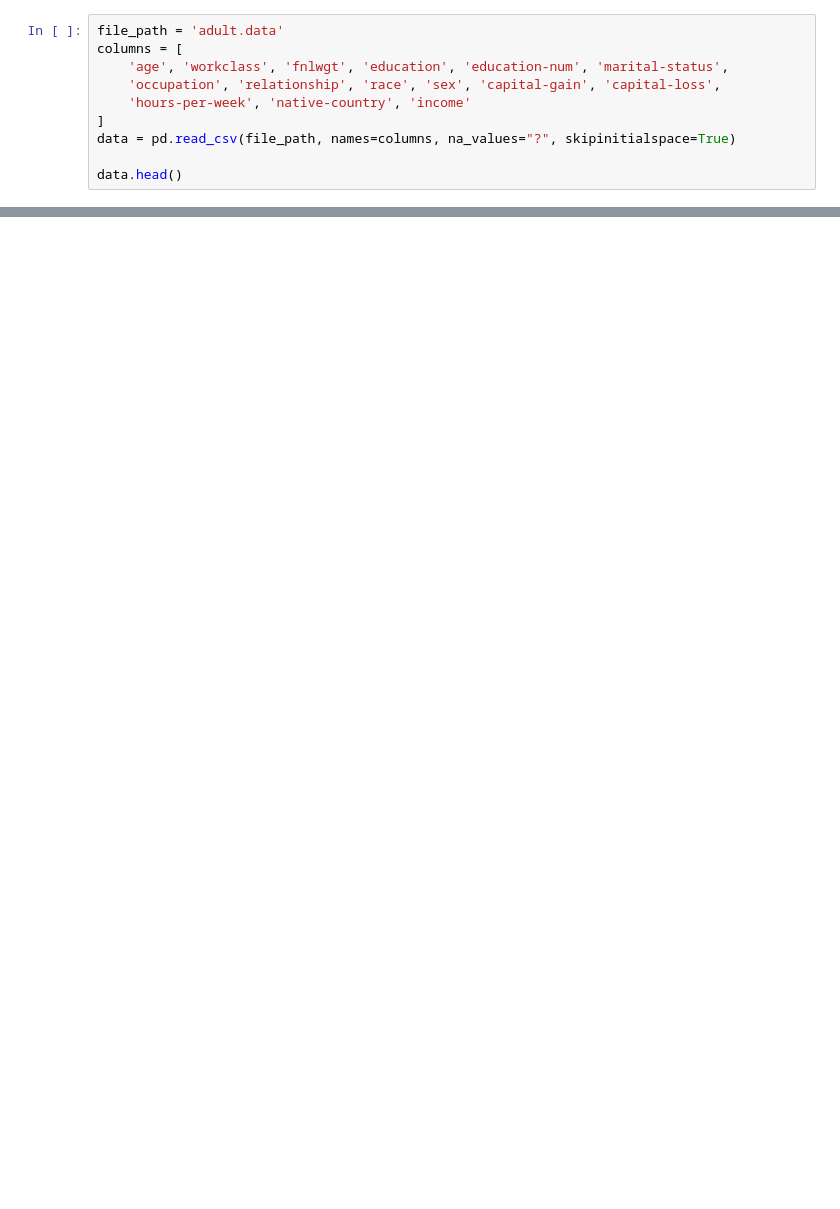
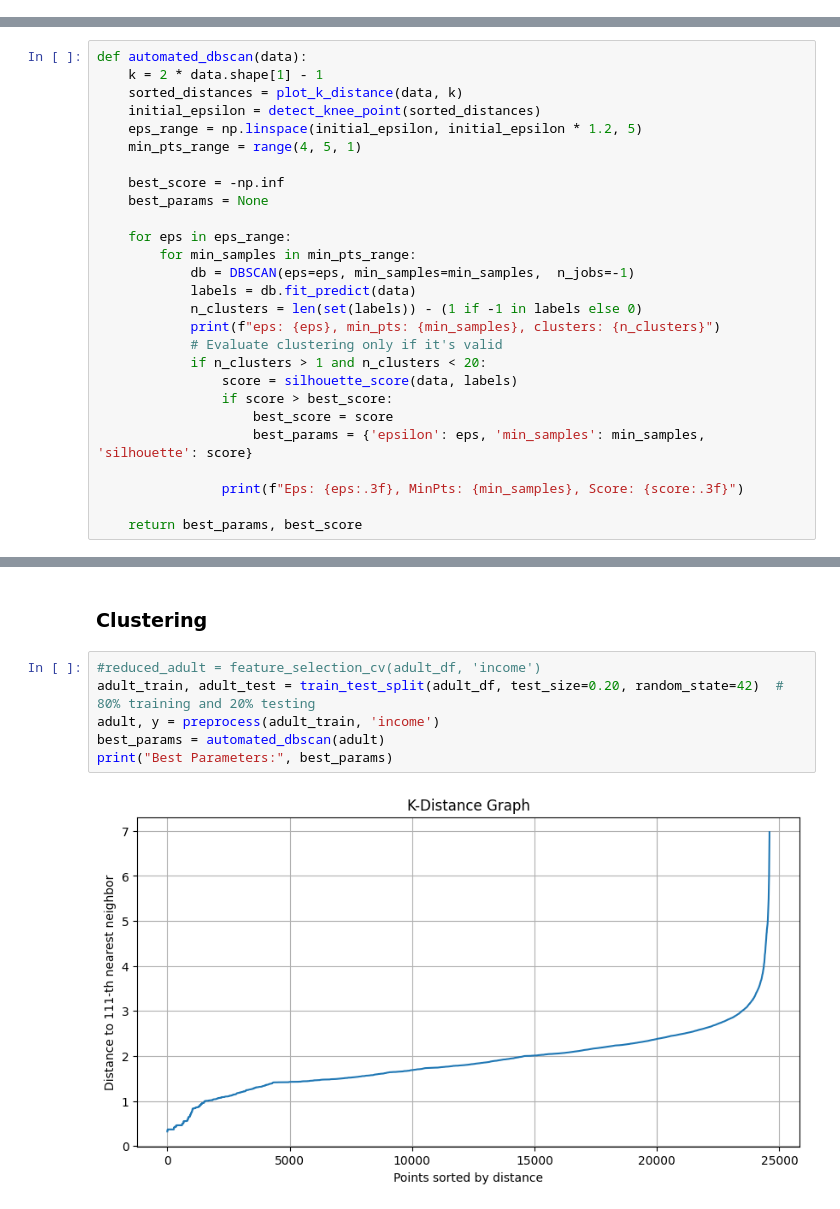
Before and after one commit to robbyfa/Thesis-Code, a Jupyter notebook: main.ipynb, the cells around one changed output, grey strips where cells are left out. Cells and saved outputs as stored; diff of their text form; blank space fills up the shorter version.

```diff
--- a/main.ipynb
+++ b/main.ipynb
@@ -10,10 +0,0 @@ adult_df.head(2)
-# %%
-file_path = 'adult.data'
-columns = [
-    'age', 'workclass', 'fnlwgt', 'education', 'education-num', 'marital-status',
-    'occupation', 'relationship', 'race', 'sex', 'capital-gain', 'capital-loss',
-    'hours-per-week', 'native-country', 'income'
-]
-data = pd.read_csv(file_path, names=columns, na_values="?", skipinitialspace=True)
-
-data.head()
@@ -198,0 +204,27 @@ array([-1.05626965,  0.12107186, -0.7118608 , -0.57682947, -0.4072183 ,
+# %%
+def automated_dbscan(data):
+    k = 2 * data.shape[1] - 1
+    sorted_distances = plot_k_distance(data, k)
+    initial_epsilon = detect_knee_point(sorted_distances)
+    eps_range = np.linspace(initial_epsilon, initial_epsilon * 1.2, 5)
+    min_pts_range = range(4, 5, 1)
+
+    best_score = -np.inf
+    best_params = None
+
+    for eps in eps_range:
+        for min_samples in min_pts_range:
+            db = DBSCAN(eps=eps, min_samples=min_samples,  n_jobs=-1)
+            labels = db.fit_predict(data)
+            n_clusters = len(set(labels)) - (1 if -1 in labels else 0)
+            print(f"eps: {eps}, min_pts: {min_samples}, clusters: {n_clusters}")
+            # Evaluate clustering only if it's valid
+            if n_clusters > 1 and n_clusters < 20:
+                score = silhouette_score(data, labels)
+                if score > best_score:
+                    best_score = score
+                    best_params = {'epsilon': eps, 'min_samples': min_samples, 'silhouette': score}
+
+                print(f"Eps: {eps:.3f}, MinPts: {min_samples}, Score: {score:.3f}")
+
+    return best_params, best_score
@@ -198,0 +636,10 @@ array([-1.05626965,  0.12107186, -0.7118608 , -0.57682947, -0.4072183 ,
+# %% [markdown]
+### Clustering
+# %%
+#reduced_adult = feature_selection_cv(adult_df, 'income')
+adult_train, adult_test = train_test_split(adult_df, test_size=0.20, random_state=42)  # 80% training and 20% testing
+adult, y = preprocess(adult_train, 'income')
+best_params = automated_dbscan(adult)
+print("Best Parameters:", best_params)
+# %% [output]
+[figure, added]
```
Also changed, not shown: parts of 109 cells of this notebook, 40 other files.
